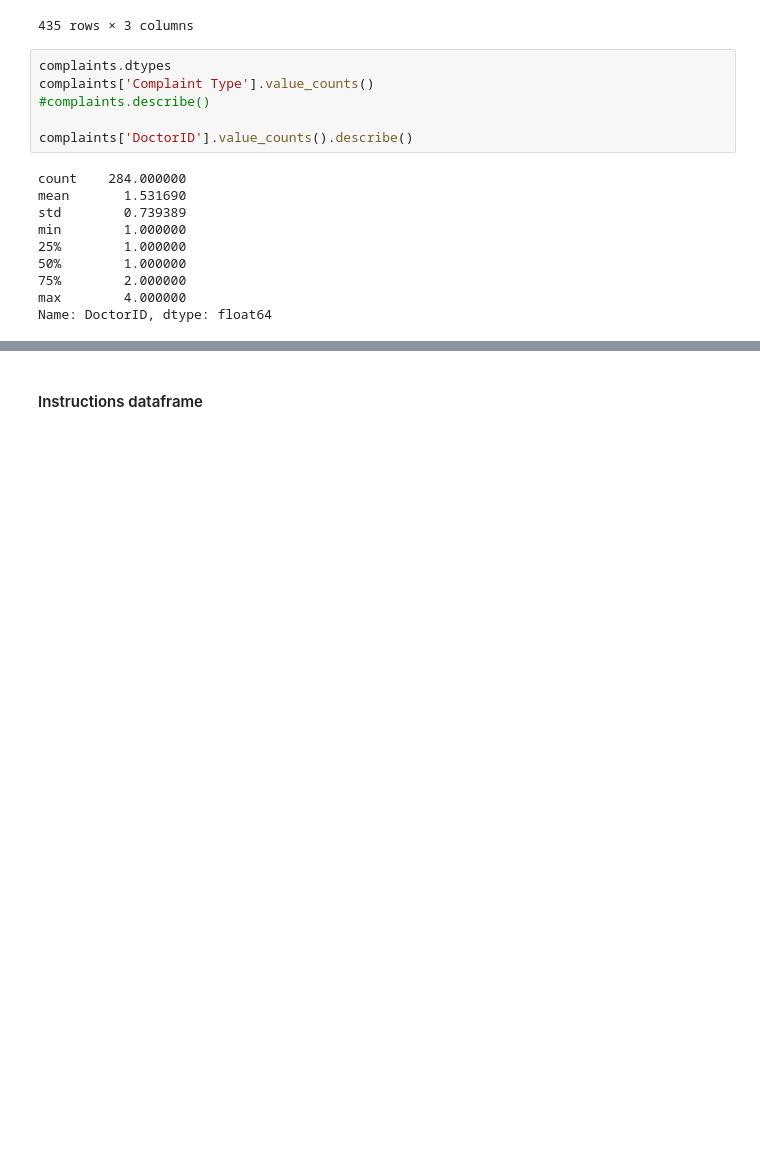
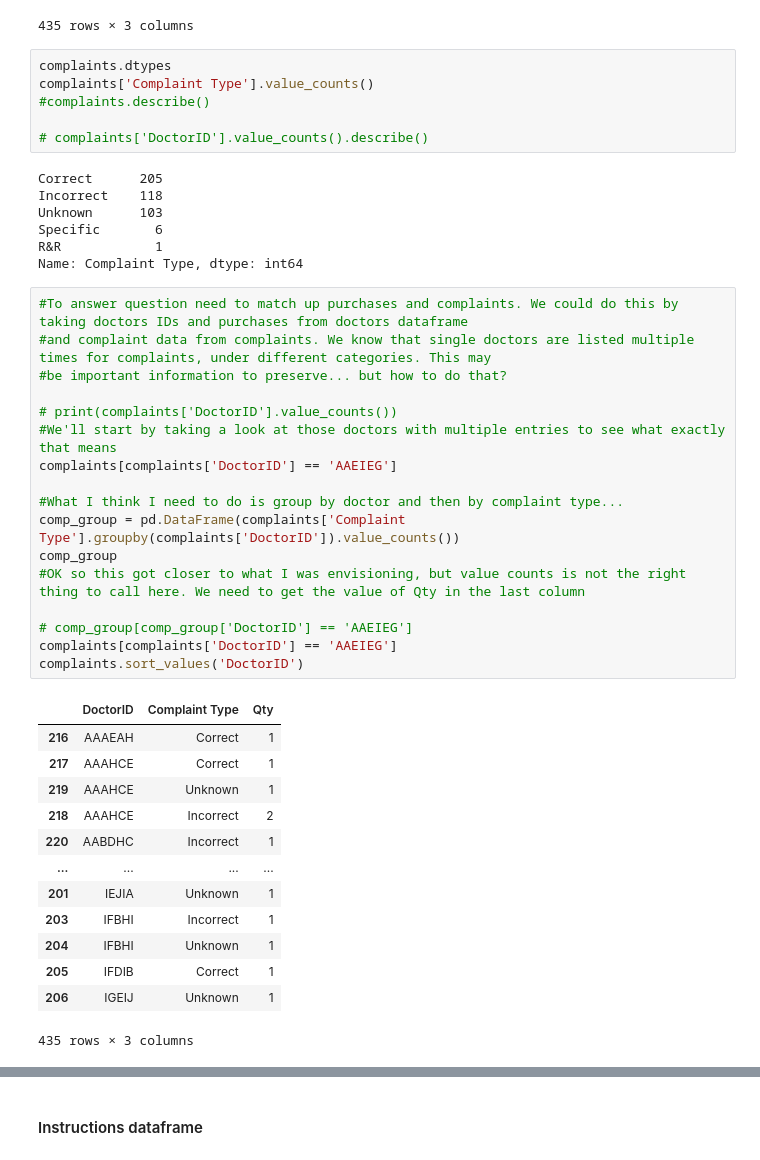
Before and after one commit to KBrandt57/COGS_118B_Project, a Jupyter notebook: project_notebook.ipynb, the cells around one changed output, grey strips where cells are left out. Drawn from its saved outputs; the diff is of its cells as text; blank space fills up the shorter version.

```diff
--- a/project_notebook.ipynb
+++ b/project_notebook.ipynb
@@ -309,14 +309,42 @@ complaints.dtypes
 complaints['Complaint Type'].value_counts()
 #complaints.describe()
 
-complaints['DoctorID'].value_counts().describe()
+# complaints['DoctorID'].value_counts().describe()
 # %% [output]
-count    284.000000
-mean       1.531690
-std        0.739389
-min        1.000000
-25%        1.000000
-50%        1.000000
-75%        2.000000
-max        4.000000
-Name: DoctorID, dtype: float64
+Correct      205
+Incorrect    118
+Unknown      103
+Specific       6
+R&R            1
+Name: Complaint Type, dtype: int64
+# %%
+#To answer question need to match up purchases and complaints. We could do this by taking doctors IDs and purchases from doctors dataframe
+#and complaint data from complaints. We know that single doctors are listed multiple times for complaints, under different categories. This may
+#be important information to preserve... but how to do that?
+
+# print(complaints['DoctorID'].value_counts())
+#We'll start by taking a look at those doctors with multiple entries to see what exactly that means
+complaints[complaints['DoctorID'] == 'AAEIEG']
+
+#What I think I need to do is group by doctor and then by complaint type...
+comp_group = pd.DataFrame(complaints['Complaint Type'].groupby(complaints['DoctorID']).value_counts())
+comp_group
+#OK so this got closer to what I was envisioning, but value counts is not the right thing to call here. We need to get the value of Qty in the last column
+
+# comp_group[comp_group['DoctorID'] == 'AAEIEG']
+complaints[complaints['DoctorID'] == 'AAEIEG']
+complaints.sort_values('DoctorID')
+# %% [output]
+|  | DoctorID | Complaint Type | Qty |
+| 216 | AAAEAH | Correct | 1 |
+| 217 | AAAHCE | Correct | 1 |
+| 219 | AAAHCE | Unknown | 1 |
+| 218 | AAAHCE | Incorrect | 2 |
+| 220 | AABDHC | Incorrect | 1 |
+| ... | ... | ... | ... |
+| 201 | IEJIA | Unknown | 1 |
+| 203 | IFBHI | Incorrect | 1 |
+| 204 | IFBHI | Unknown | 1 |
+| 205 | IFDIB | Correct | 1 |
+| 206 | IGEIJ | Unknown | 1 |
+435 rows × 3 columns
```
Also changed, not shown: parts of 2 cells of this notebook.
